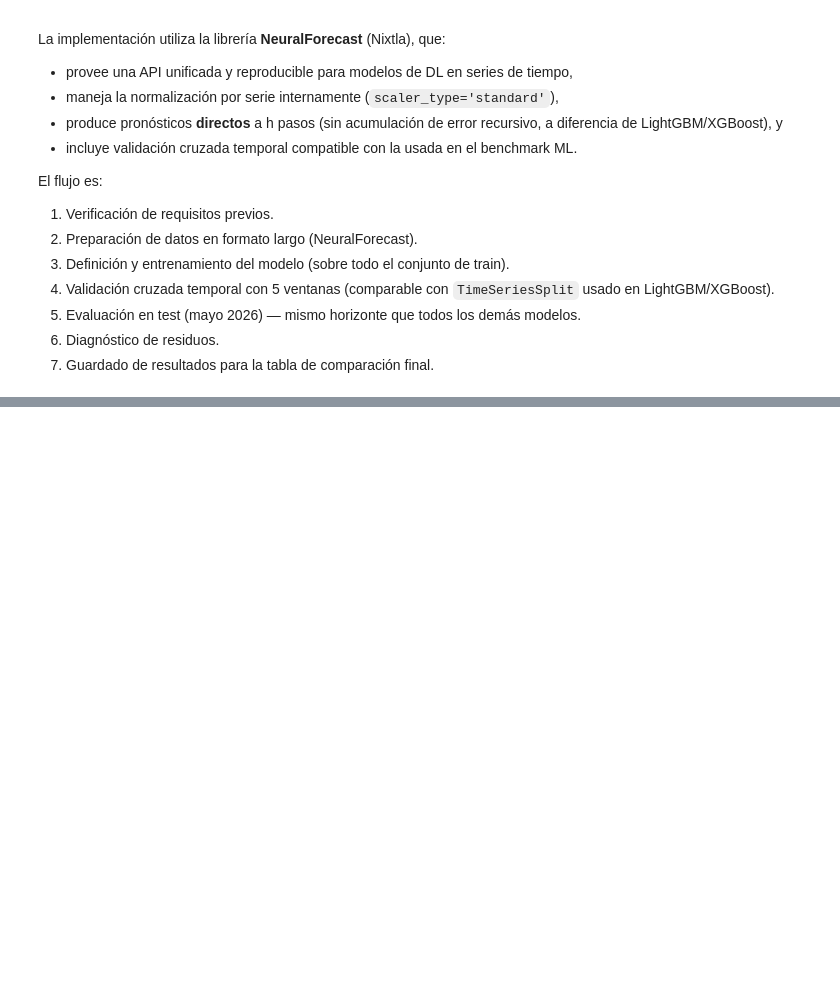
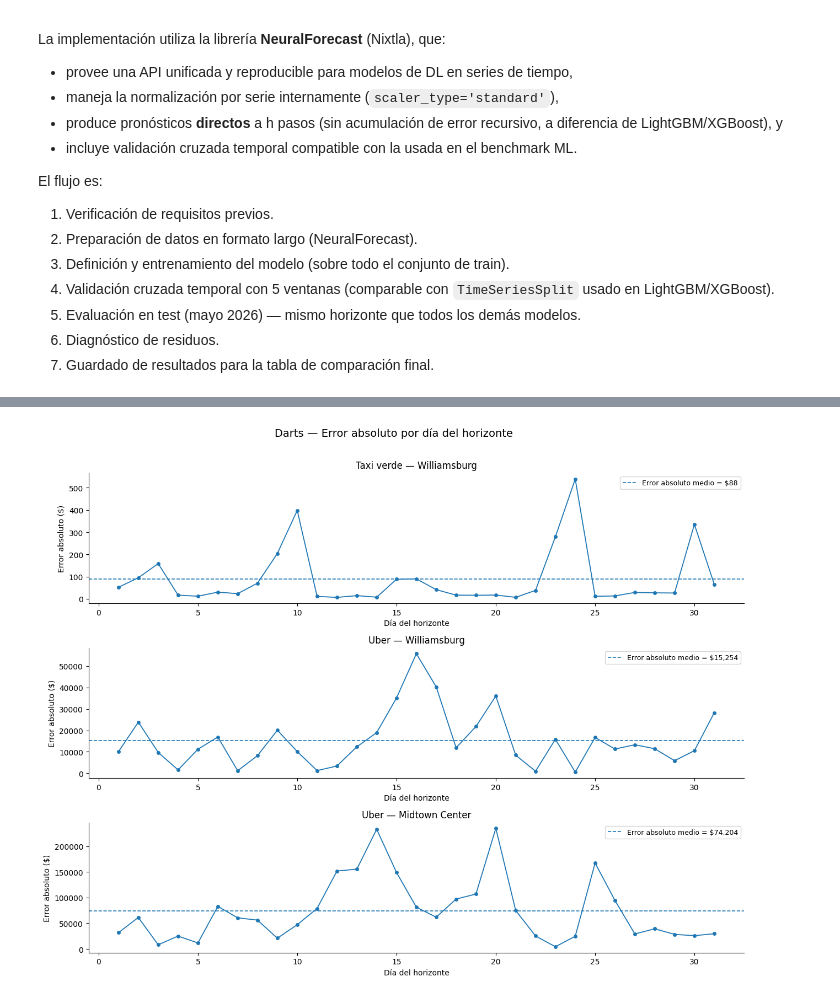
Before and after one commit to keivernunez/analisis_series_temporales_austral, a Jupyter notebook: TP2/AST_Script_TP2_Grupo2.ipynb, the cells around one changed output, grey strips where cells are left out. Saved outputs shown, nothing was run; the diff lists cells and outputs as text; code cells hidden in the pictures; blank space fills up the shorter version.

```diff
--- a/TP2/AST_Script_TP2_Grupo2.ipynb
+++ b/TP2/AST_Script_TP2_Grupo2.ipynb
@@ -3271,0 +4392,53 @@ Variables disponibles para la sección de comparación:
+# %%
+fig, axes = plt.subplots(
+    len(COLUMNAS_ORIGINALES),
+    1,
+    figsize=(13, 10)
+)
+
+fig.suptitle(
+    'Darts — Error absoluto por día del horizonte',
+    fontsize=14,
+    y=1.01
+)
+
+for ax, (serie, titulo) in zip(
+    axes,
+    COLUMNAS_ORIGINALES.items()
+):
+
+    pred = predicciones_darts[serie]
+    real = df.loc[pred.index, serie]
+
+    error_abs = np.abs(real.values - pred.values)
+
+    horizonte = np.arange(
+        1,
+        len(error_abs) + 1
+    )
+
+    ax.plot(
+        horizonte,
+        error_abs,
+        marker='o',
+        markersize=4,
+        lw=1.3
+    )
+
+    ax.axhline(
+        error_abs.mean(),
+        linestyle='--',
+        lw=1.2,
+        label=f'Error absoluto medio = ${error_abs.mean():,.0f}'
+    )
+
+    ax.set_title(titulo)
+    ax.set_xlabel('Día del horizonte')
+    ax.set_ylabel('Error absoluto ($)')
+    ax.legend(fontsize=9)
+    ax.spines[['top', 'right']].set_visible(False)
+
+plt.tight_layout()
+plt.show()
+# %% [output]
+[figure, added]
```
Also changed, not shown: parts of 99 cells of this notebook.
